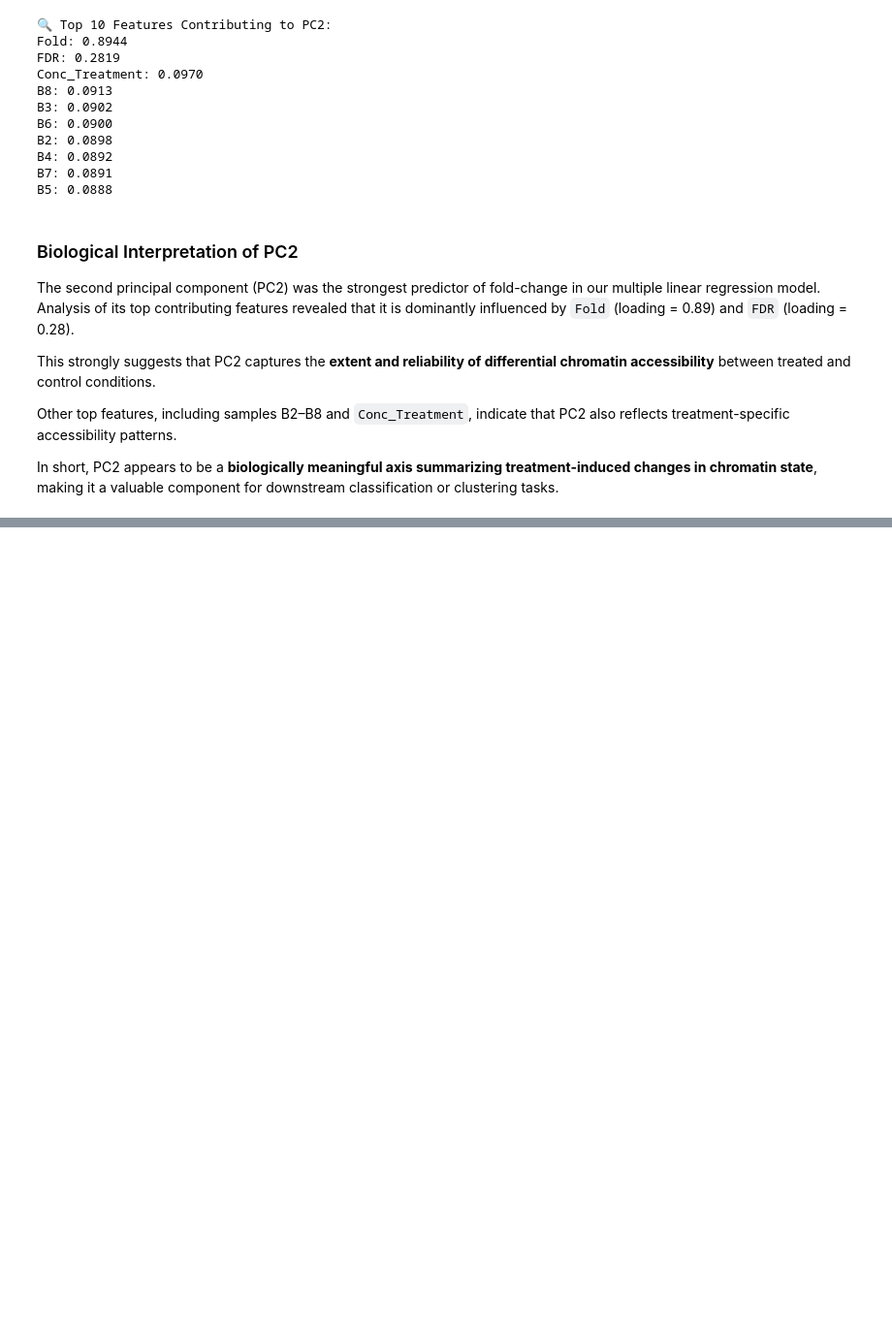
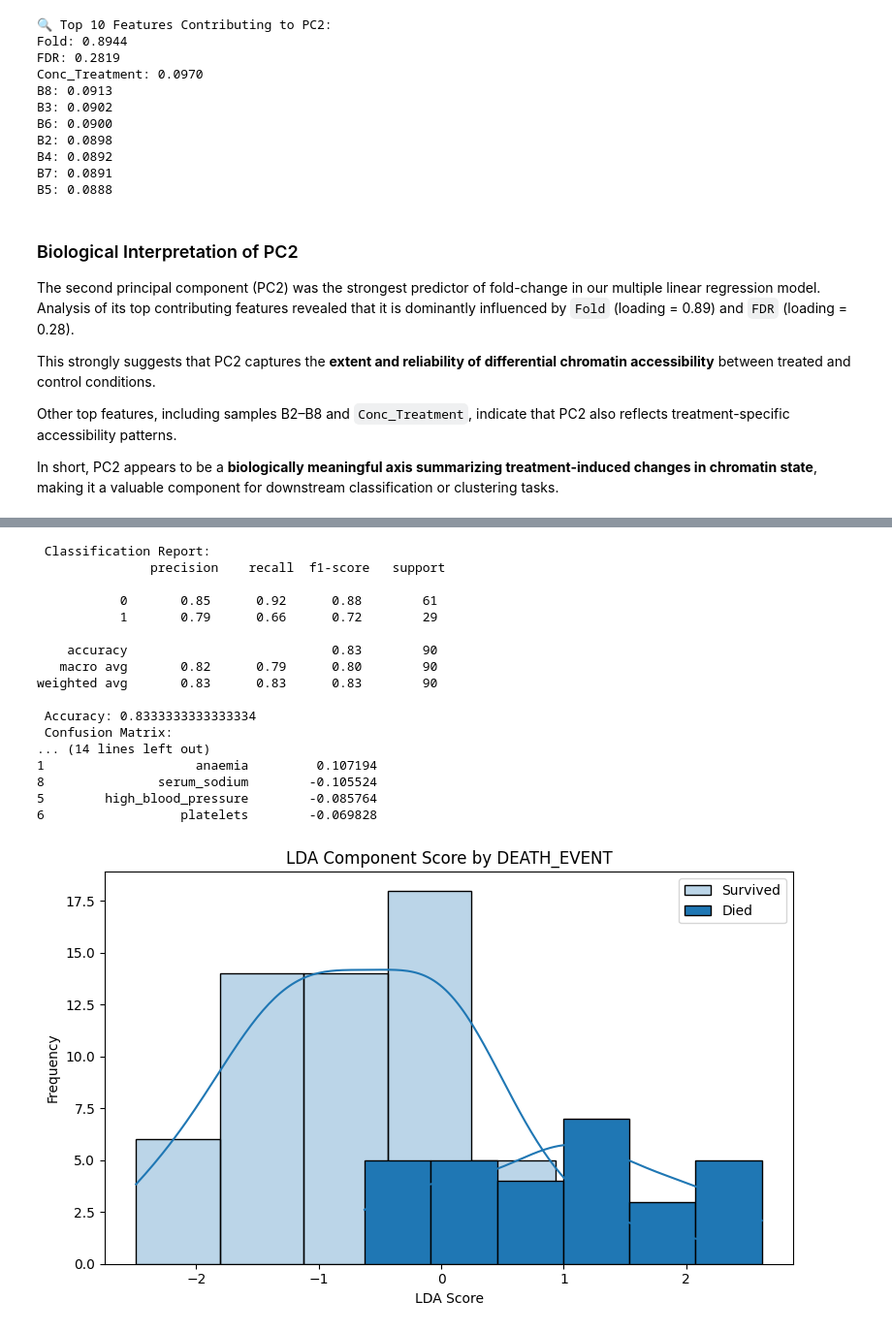
Before and after one commit to arminsiv/Multivariate, a Jupyter notebook: ArminSiavashi.ipynb, the cells around one changed output, grey strips where cells are left out. Shown at 97% size. Saved outputs shown, nothing was run; the diff lists cells and outputs as text; code cells hidden in the pictures; blank space fills up the shorter version.

```diff
--- a/ArminSiavashi.ipynb
+++ b/ArminSiavashi.ipynb
@@ -715,0 +767,5 @@ AttributeError: 'MDS' object has no attribute 'normalized_stress_'
+# %%
+## Load the heart failure clinical records dataset
+heart_failure_clinical_records_dataset = 'heart_failure_clinical_records_dataset.csv'
+# Load the dataset
+df = pd.read_csv(heart_failure_clinical_records_dataset)
@@ -715,0 +1473,65 @@ AttributeError: 'MDS' object has no attribute 'normalized_stress_'
+# %%
+#  Define Features and Target
+X = df.drop(columns=["DEATH_EVENT"])
+y = df["DEATH_EVENT"]
+
+#  Standardize Features
+scaler = StandardScaler()
+X_scaled = scaler.fit_transform(X)
+
+#  Train-Test Split
+X_train, X_test, y_train, y_test = train_test_split(X_scaled, y,
+                                                    test_size=0.3,
+                                                    stratify=y,
+                                                    random_state=42)
+
+# 🔍 Train LDA Model
+lda = LinearDiscriminantAnalysis()
+lda.fit(X_train, y_train)
+
+# 🔎 Evaluate Model
+y_pred = lda.predict(X_test)
+print(" Classification Report:\n", classification_report(y_test, y_pred))
+print(" Accuracy:", accuracy_score(y_test, y_pred))
+print(" Confusion Matrix:\n", confusion_matrix(y_test, y_pred))
+
+#  Feature Importance (LDA Coefficients)
+feature_importance = pd.DataFrame({
+    "Feature": df.drop(columns=["DEATH_EVENT"]).columns,
+    "LDA_Coefficient": lda.coef_[0]
+}).sort_values(by="LDA_Coefficient", key=abs, ascending=False)
+
+print("\n Top Features Contributing to Class Separation:\n")
+print(feature_importance)
+
+#  Visualize LDA Component Scores
+lda_scores = lda.transform(X_test)
+
+plt.figure(figsize=(8, 5))
+sns.histplot(lda_scores[y_test == 0], color="blue", label="Survived", kde=True, alpha = 0.3)
+sns.histplot(lda_scores[y_test == 1], color="red", label="Died", kde=True, alpha = 1.0)
+plt.title("LDA Component Score by DEATH_EVENT")
+plt.xlabel("LDA Score")
+plt.ylabel("Frequency")
+plt.legend()
+plt.tight_layout()
+plt.show()
+# %% [output]
+ Classification Report:
+               precision    recall  f1-score   support
+
+           0       0.85      0.92      0.88        61
+           1       0.79      0.66      0.72        29
+
+    accuracy                           0.83        90
+   macro avg       0.82      0.79      0.80        90
+weighted avg       0.83      0.83      0.83        90
+
+ Accuracy: 0.8333333333333334
+ Confusion Matrix:
+... (14 lines left out)
+1                    anaemia         0.107194
+8               serum_sodium        -0.105524
+5        high_blood_pressure        -0.085764
+6                  platelets        -0.069828
+[figure, added]
```
Also changed, not shown: parts of 24 cells of this notebook.
